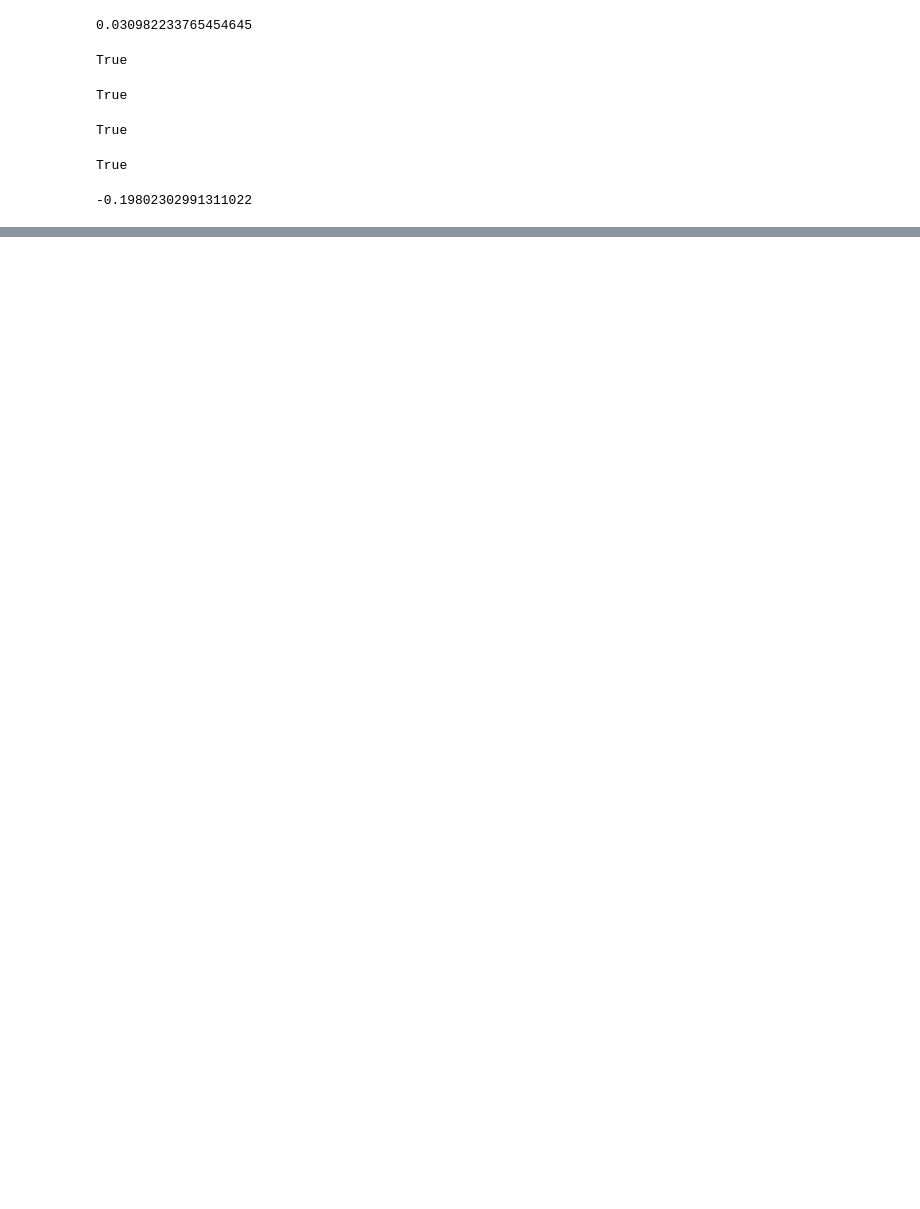
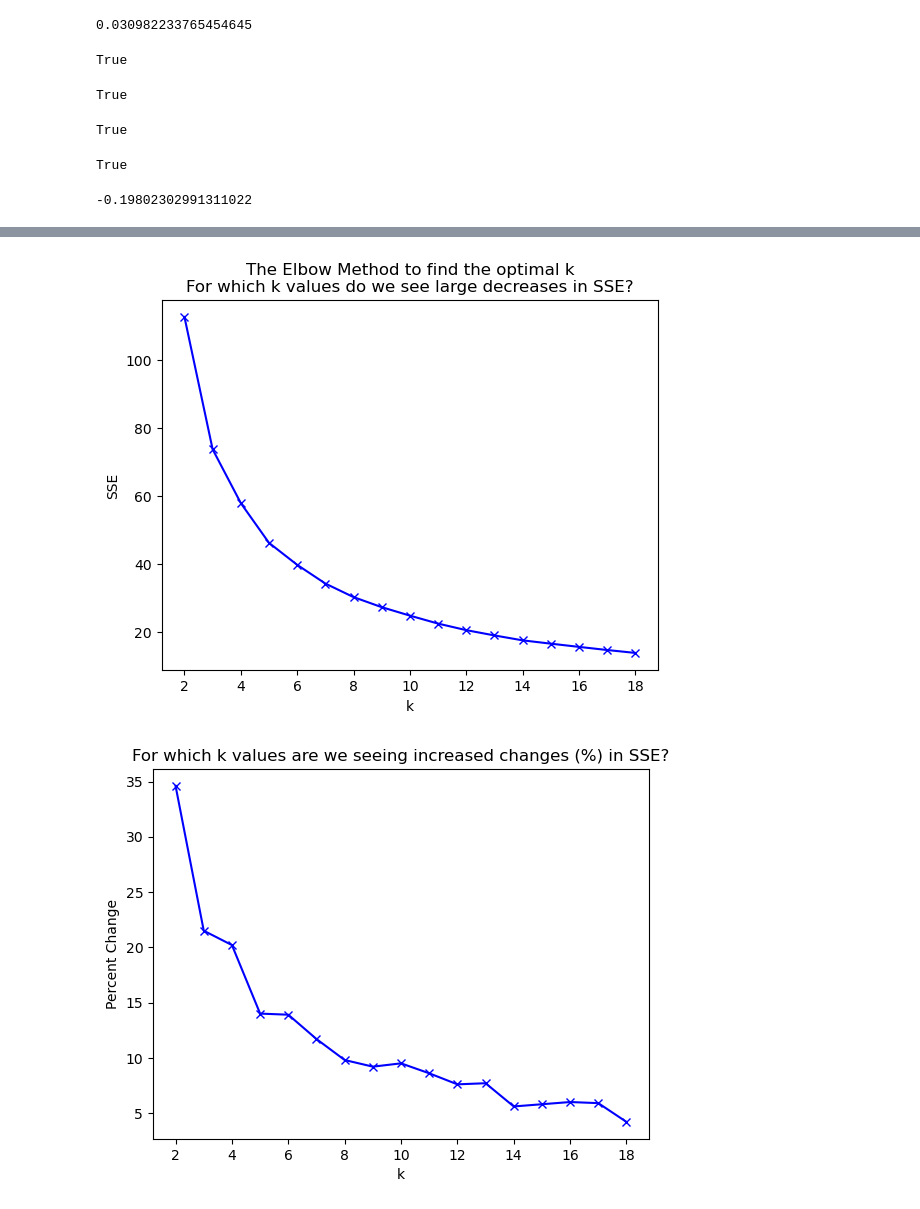
Before and after one commit to Wine-project-noether/Wine_project, a Jupyter notebook: exploration.ipynb, the cells around one changed output, grey strips where cells are left out. Drawn from its saved outputs; the diff is of its cells as text; code cells hidden in the pictures; blank space fills up the shorter version.

```diff
--- a/exploration.ipynb
+++ b/exploration.ipynb
@@ -211,0 +258,10 @@ plt.show()
+# %%
+# list of variables I will cluster on.
+cluster_vars = ['fso2', 'tso2']
+cluster_name = 'Sulfur_dioxide'
+k_range = range(2,20)
+# %%
+find_k(X_train, cluster_vars, k_range)
+# %% [output]
+[figure, added]
+[figure, added]
```
Also changed, not shown: parts of 25 cells of this notebook, 1 other file.
